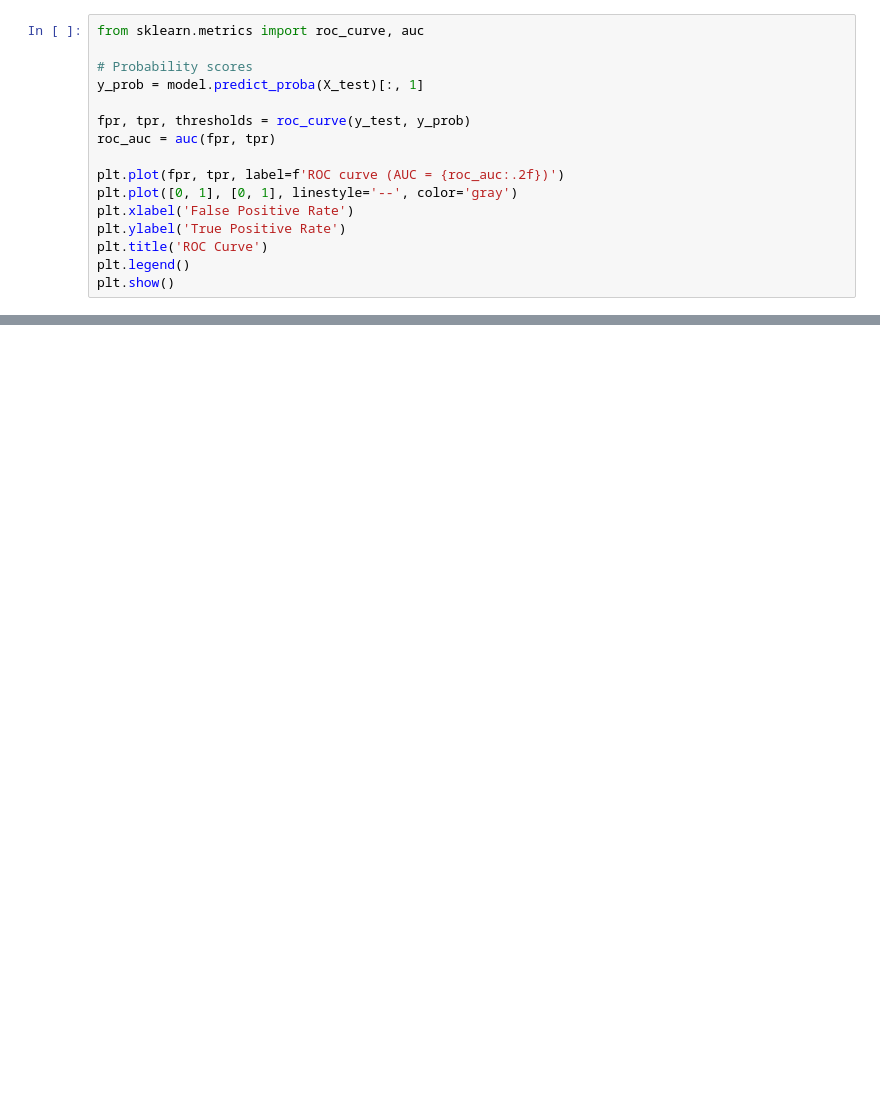
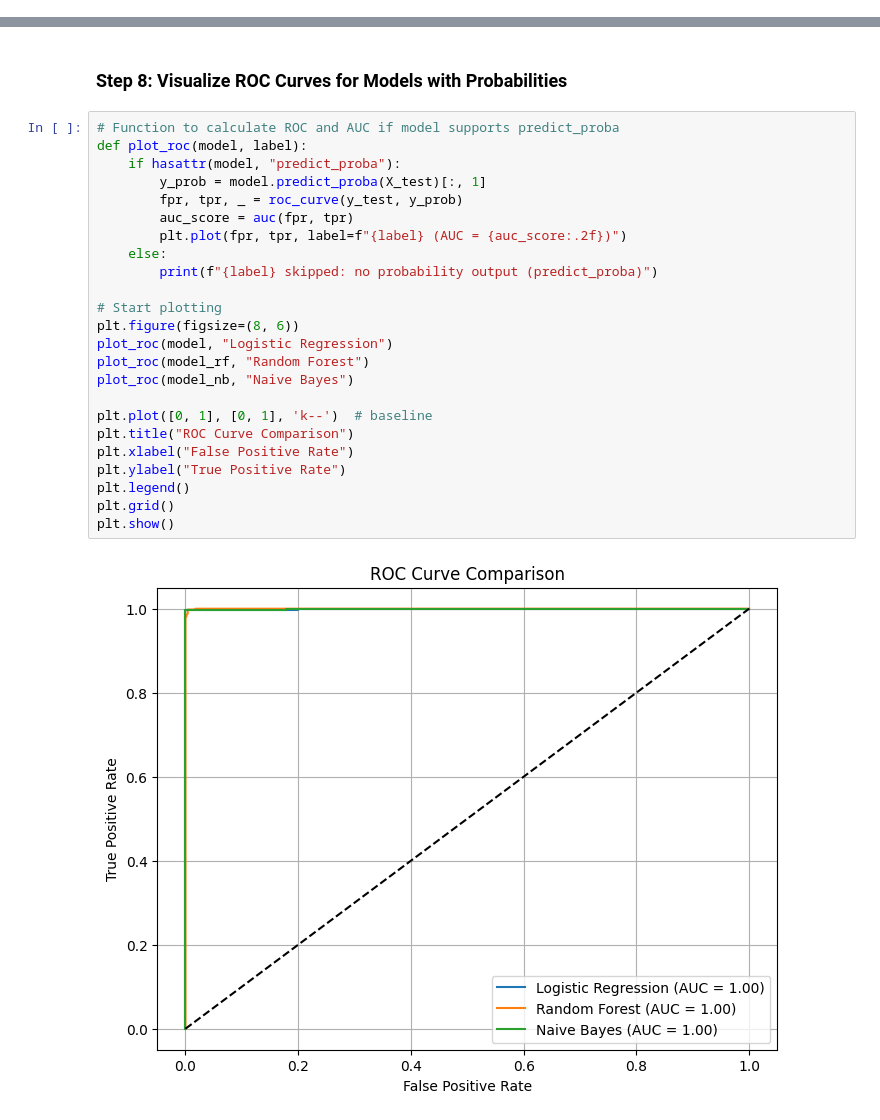
Before and after one commit to AnastasiyaKotelnikova/human-vs-ai-text-classifier, a Jupyter notebook: notebooks/Human vs AI Custom Dataset.ipynb, the cells around one changed output, grey strips where cells are left out. Drawn from its saved outputs; the diff is of its cells as text; blank space fills up the shorter version.

```diff
--- a/notebooks/Human vs AI Custom Dataset.ipynb
+++ b/notebooks/Human vs AI Custom Dataset.ipynb
@@ -188,16 +0,0 @@ plt.show()
-# %%
-from sklearn.metrics import roc_curve, auc
-
-# Probability scores
-y_prob = model.predict_proba(X_test)[:, 1]
-
-fpr, tpr, thresholds = roc_curve(y_test, y_prob)
-roc_auc = auc(fpr, tpr)
-
-plt.plot(fpr, tpr, label=f'ROC curve (AUC = {roc_auc:.2f})')
-plt.plot([0, 1], [0, 1], linestyle='--', color='gray')
-plt.xlabel('False Positive Rate')
-plt.ylabel('True Positive Rate')
-plt.title('ROC Curve')
-plt.legend()
-plt.show()
@@ -429,0 +573,28 @@ plt.show()
+# %% [markdown]
+### Step 8: Visualize ROC Curves for Models with Probabilities
+# %%
+# Function to calculate ROC and AUC if model supports predict_proba
+def plot_roc(model, label):
+    if hasattr(model, "predict_proba"):
+        y_prob = model.predict_proba(X_test)[:, 1]
+        fpr, tpr, _ = roc_curve(y_test, y_prob)
+        auc_score = auc(fpr, tpr)
+        plt.plot(fpr, tpr, label=f"{label} (AUC = {auc_score:.2f})")
+    else:
+        print(f"{label} skipped: no probability output (predict_proba)")
+
+# Start plotting
+plt.figure(figsize=(8, 6))
+plot_roc(model, "Logistic Regression")
+plot_roc(model_rf, "Random Forest")
+plot_roc(model_nb, "Naive Bayes")
+
+plt.plot([0, 1], [0, 1], 'k--')  # baseline
+plt.title("ROC Curve Comparison")
+plt.xlabel("False Positive Rate")
+plt.ylabel("True Positive Rate")
+plt.legend()
+plt.grid()
+plt.show()
+# %% [output]
+[figure, added]
```
Also changed, not shown: parts of 68 cells of this notebook.
